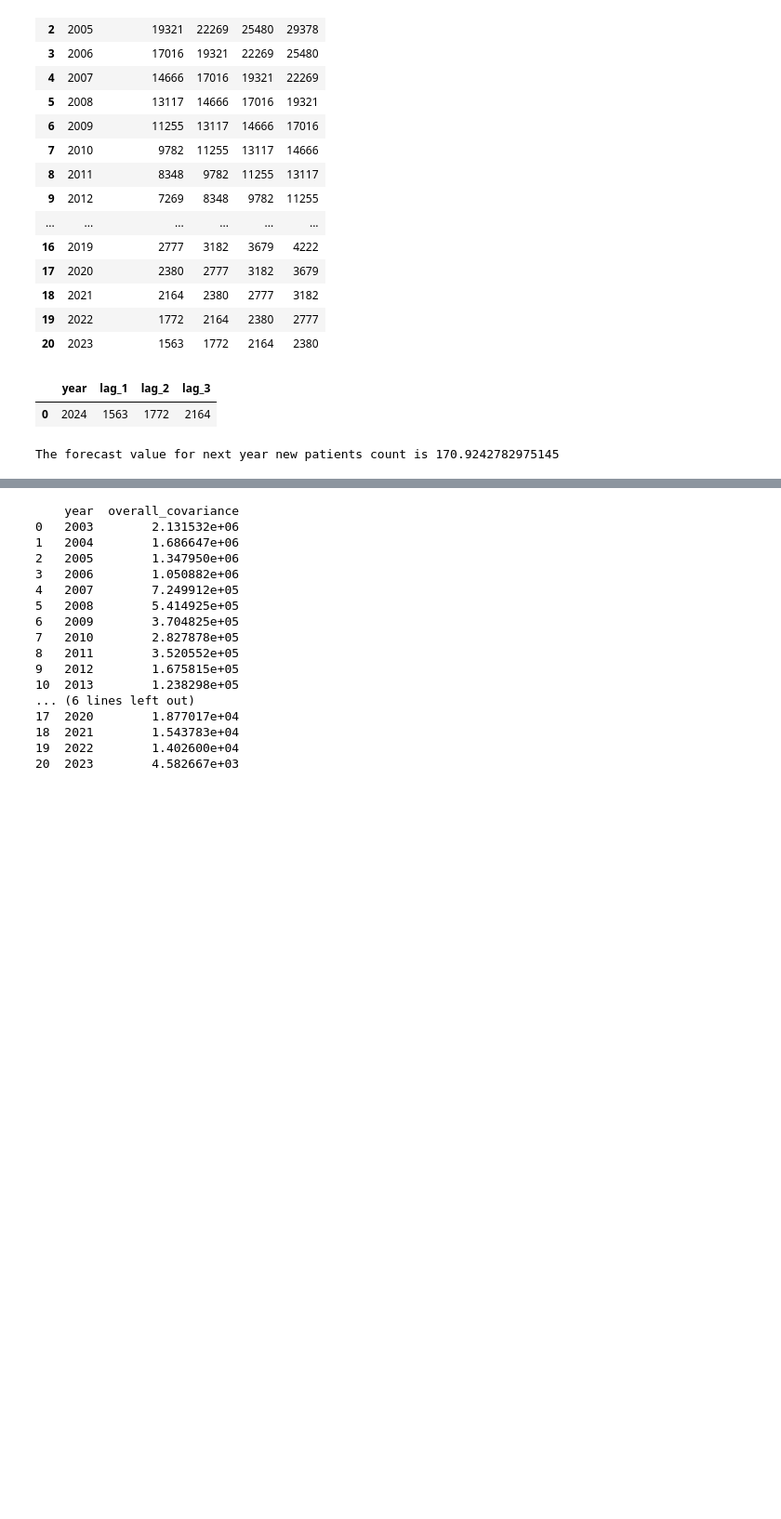
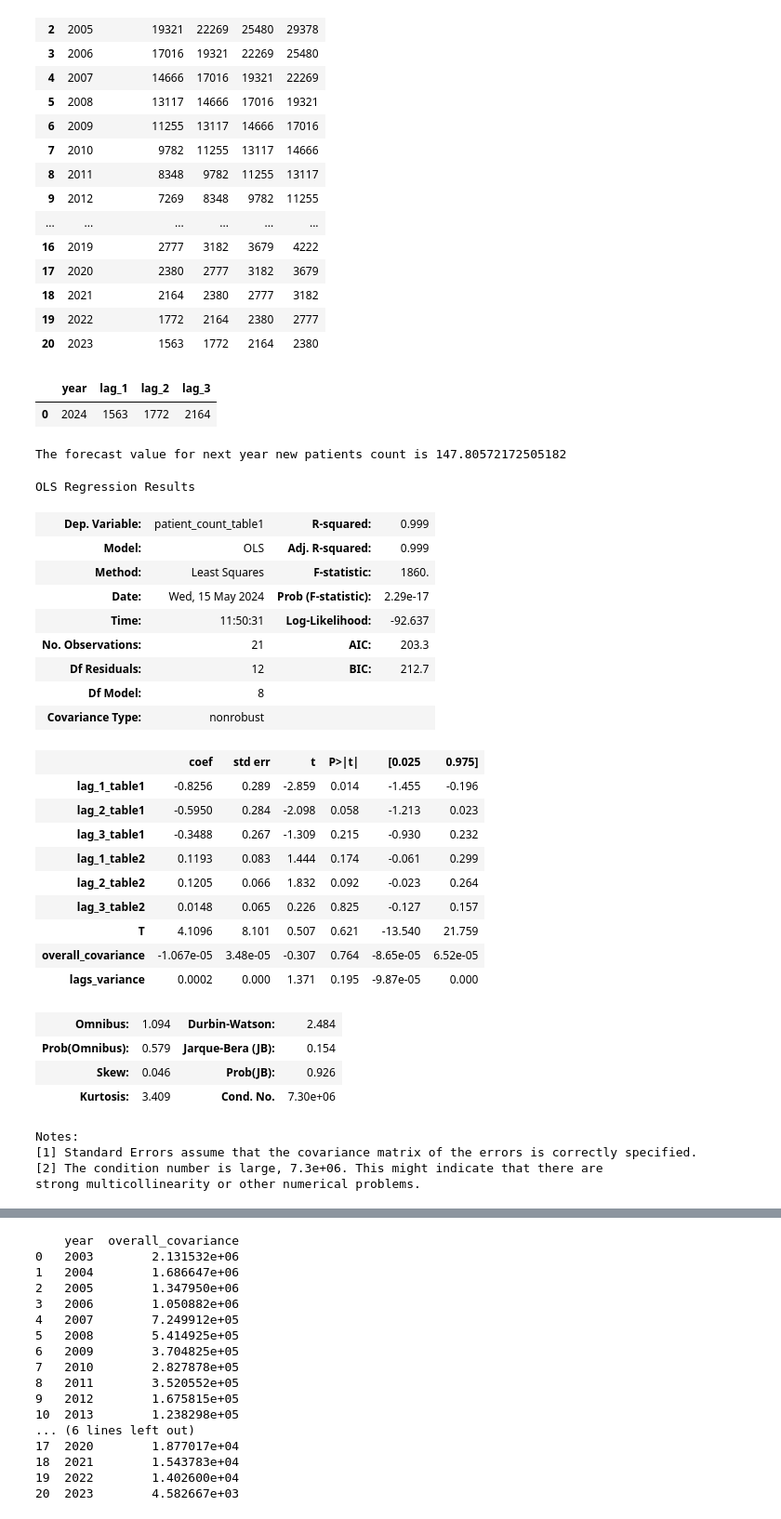
Before and after one commit to TAT0221/MSBA, a Jupyter notebook: lg_pred_count.ipynb, the cells around one changed output, grey strips where cells are left out. Shown: that part at 93% size. Drawn from its saved outputs; the diff is of its cells as text; code cells hidden in the pictures; blank space fills up the shorter version.

```diff
--- a/lg_pred_count.ipynb
+++ b/lg_pred_count.ipynb
@@ -249,6 +249,7 @@ class LinearRegModel:
         self.combined_predictor = None # initiate the predictor param dataframe
         self.lag_num = None # Initiate the lag number
         self.prediction = None # Initiate the prediction part
+        self.lag_covariance = None # Initiate the lag covariance
 
 
     def load_data(self, dep, indep):
@@ -301,6 +302,41 @@ class LinearRegModel:
         self.combined_df['overall_covariance'] = overall_covariance
         self.combined_predictor['overall_covariance'] = overall_covariance
 
+    def calculate_lag_covariance(self):
+        """
+        Calculate the lags covariance between table1 and table2 and add it to the combined dataframe.
+        """
+        # if self.combined_df is None:
+        #     raise ValueError("Data is not combined. Please use combine_data function first.")
+
+        # table1_lags = np.array([self.combined_df[f'lag_{i}_'+self.dep_name] for i in range(1, self.lag_num+1)])
+        # table2_lags = np.array([self.combined_df[f'lag_{i}_'+self.indep_name] for i in range(1, self.lag_num+1)])
+        # covariance_matrix = np.cov(table1_lags, table2_lags)
+        # self.lag_covariance = covariance_matrix[0, 1]
+        # self.combined_df['lags_covariance'] = self.lag_covariance
+
+        # if self.combined_predictor is None:
+        #     raise ValueError("Data is not predictor combined. Please use combine_data function first.")
+
+        # table1_lags_pred = np.array([self.combined_predictor[f'lag_{i}_'+self.dep_name] for i in range(1, self.lag_num+1)])
+        # table2_lags_pred = np.array([self.combined_predictor[f'lag_{i}_'+self.indep_name] for i in range(1, self.lag_num+1)])
+        # covariance_matrix_pred = np.cov(table1_lags_pred, table2_lags_pred)
+        # self.lag_covariance_pred = covariance_matrix_pred[0, 1]
+        # self.combined_predictor['lags_covariance'] = self.lag_covariance_pred
+
+        def calculate_covariance(row, num_lags):
+            table1_lags = np.array([row[f'lag_{i}_table1'] for i in range(1, num_lags+1)])
+            table2_lags = np.array([row[f'lag_{i}_table2'] for i in range(1, num_lags+1)])
+            covariance_matrix = np.cov(table1_lags, table2_lags)
+            return covariance_matrix[0, 1]
+
+            # Compute the covariance for each row and store it in a new column
+        self.lag_covariance = self.combined_df.apply(calculate_covariance, num_lags= 3, axis=1)
+        self.combined_df['lags_variance'] = self.lag_covariance
+
+        self.lag_covariance_pred = self.combined_predictor.apply(calculate_covariance, num_lags= 3, axis=1)
+        self.combined_predictor['lags_variance'] = self.lag_covariance_pred
+
     def fit_model(self):
         """
         Fit the linear regression model using statsmodels and display the summary.
@@ -345,11 +381,41 @@ class LinearRegModel:
 # %%
 lr = LinearRegModel('l1')
 lr.load_data(t1, t2)
 lr.combine_data()
 lr.get_covarience()
+lr.calculate_lag_covariance()
 lr.fit_model()
 lr.generate_prediction()
-# lr.combined_df
+lr.combined_df
+lr.models.summary()
 # lr.combined_predictor
 # %% [output]
-The forecast value for next year new patients count is 170.9242782975145
+The forecast value for next year new patients count is 147.80572172505182
+OLS Regression Results
+| Dep. Variable: | patient_count_table1 | R-squared: | 0.999 |
+| Model: | OLS | Adj. R-squared: | 0.999 |
+| Method: | Least Squares | F-statistic: | 1860. |
+| Date: | Wed, 15 May 2024 | Prob (F-statistic): | 2.29e-17 |
+| Time: | 11:50:31 | Log-Likelihood: | -92.637 |
+| No. Observations: | 21 | AIC: | 203.3 |
+| Df Residuals: | 12 | BIC: | 212.7 |
+| Df Model: | 8 |  |  |
+| Covariance Type: | nonrobust |  |  |
+|  | coef | std err | t | P>|t| | [0.025 | 0.975] |
+| lag_1_table1 | -0.8256 | 0.289 | -2.859 | 0.014 | -1.455 | -0.196 |
+| lag_2_table1 | -0.5950 | 0.284 | -2.098 | 0.058 | -1.213 | 0.023 |
+| lag_3_table1 | -0.3488 | 0.267 | -1.309 | 0.215 | -0.930 | 0.232 |
+| lag_1_table2 | 0.1193 | 0.083 | 1.444 | 0.174 | -0.061 | 0.299 |
+| lag_2_table2 | 0.1205 | 0.066 | 1.832 | 0.092 | -0.023 | 0.264 |
+| lag_3_table2 | 0.0148 | 0.065 | 0.226 | 0.825 | -0.127 | 0.157 |
+| T | 4.1096 | 8.101 | 0.507 | 0.621 | -13.540 | 21.759 |
+| overall_covariance | -1.067e-05 | 3.48e-05 | -0.307 | 0.764 | -8.65e-05 | 6.52e-05 |
+| lags_variance | 0.0002 | 0.000 | 1.371 | 0.195 | -9.87e-05 | 0.000 |
+| Omnibus: | 1.094 | Durbin-Watson: | 2.484 |
+| Prob(Omnibus): | 0.579 | Jarque-Bera (JB): | 0.154 |
+| Skew: | 0.046 | Prob(JB): | 0.926 |
+| Kurtosis: | 3.409 | Cond. No. | 7.30e+06 |
+Notes:
+[1] Standard Errors assume that the covariance matrix of the errors is correctly specified.
+[2] The condition number is large, 7.3e+06. This might indicate that there are
+strong multicollinearity or other numerical problems.
```
Also changed, not shown: parts of 2 cells of this notebook, 1 other file.
